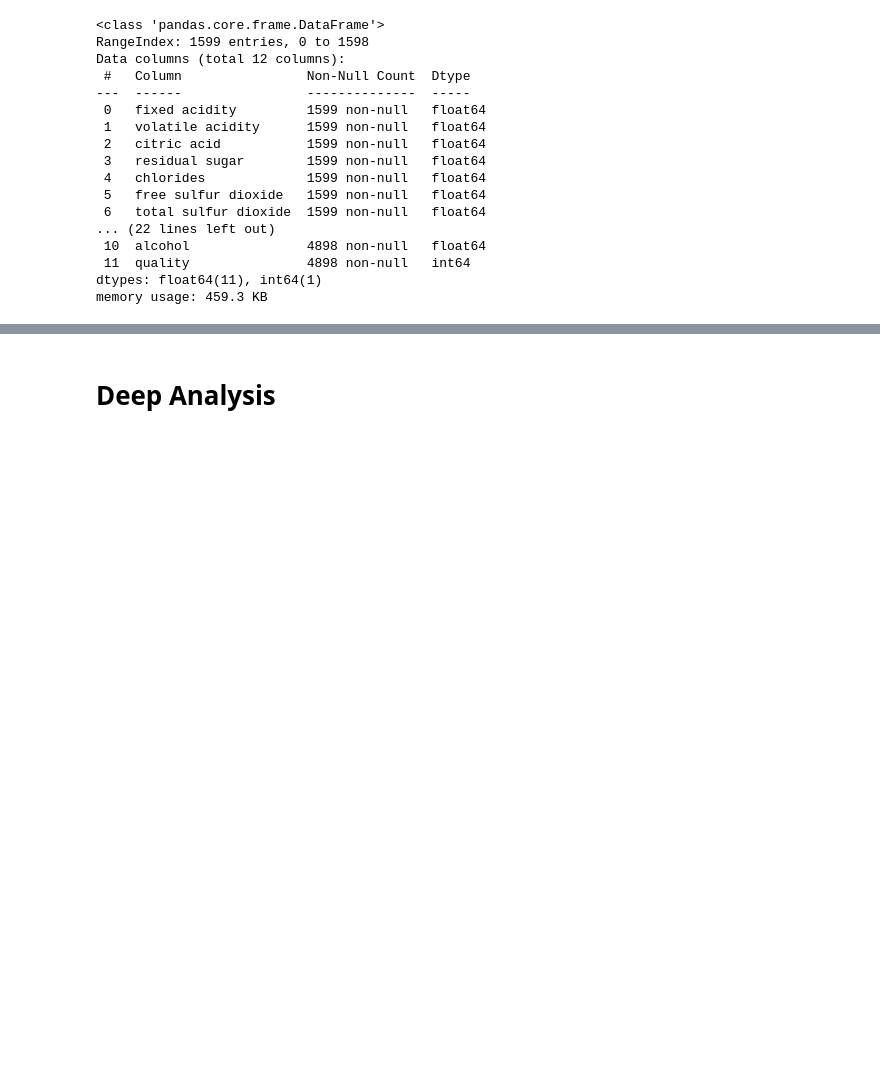
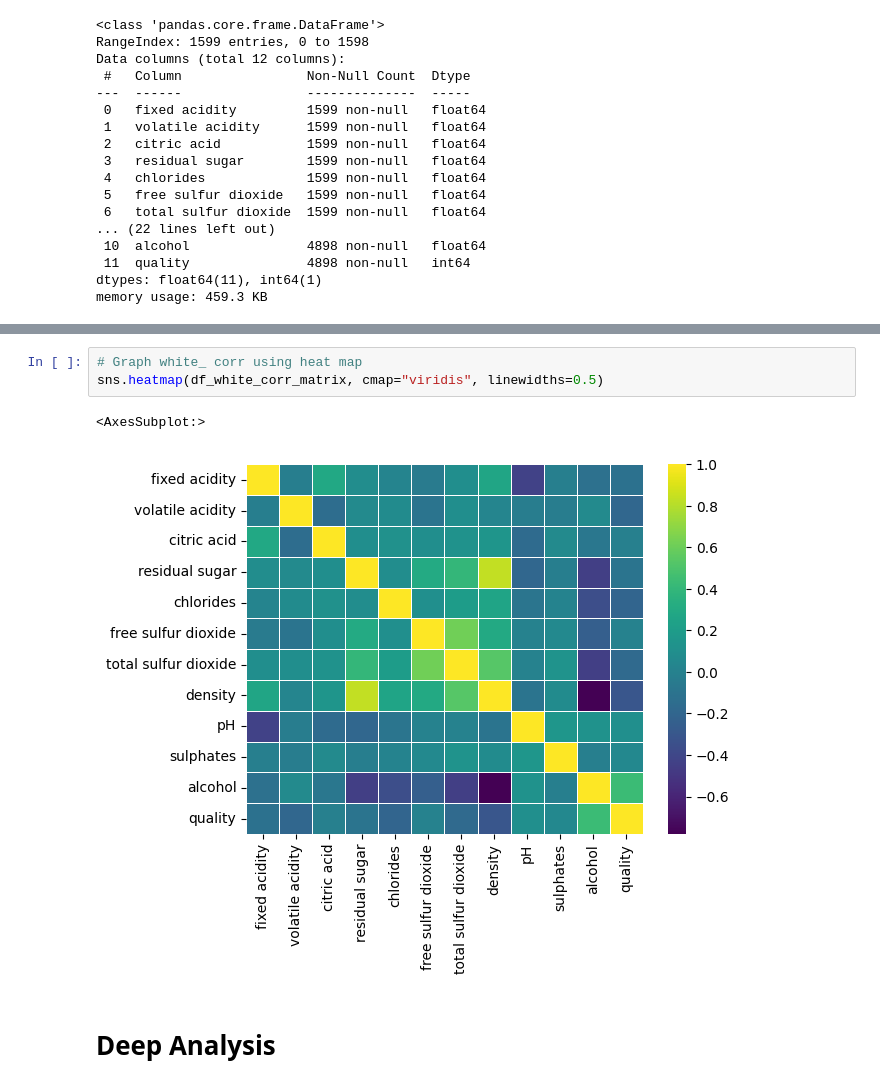
Before and after one commit to Vukhacson/WineQuality, a Jupyter notebook: SMSmall/SMSmall_Wine_quality_data_exploration.ipynb, the cells around one changed output, grey strips where cells are left out. Drawn from its saved outputs; the diff is of its cells as text; blank space fills up the shorter version.

```diff
--- a/SMSmall/SMSmall_Wine_quality_data_exploration.ipynb
+++ b/SMSmall/SMSmall_Wine_quality_data_exploration.ipynb
@@ -73,3 +169,9 @@ memory usage: 459.3 KB
+# %%
+# Graph white_ corr using heat map
+sns.heatmap(df_white_corr_matrix, cmap="viridis", linewidths=0.5)
+# %% [output]
+<AxesSubplot:>
+[figure, added]
 # %% [markdown]
 # Deep Analysis
 # %% [markdown]
```
Also changed, not shown: parts of 17 cells of this notebook.
